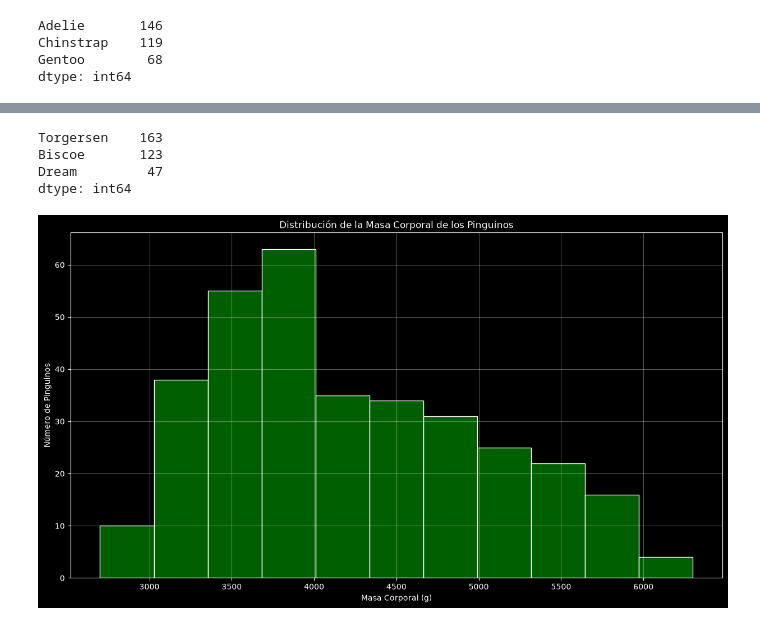
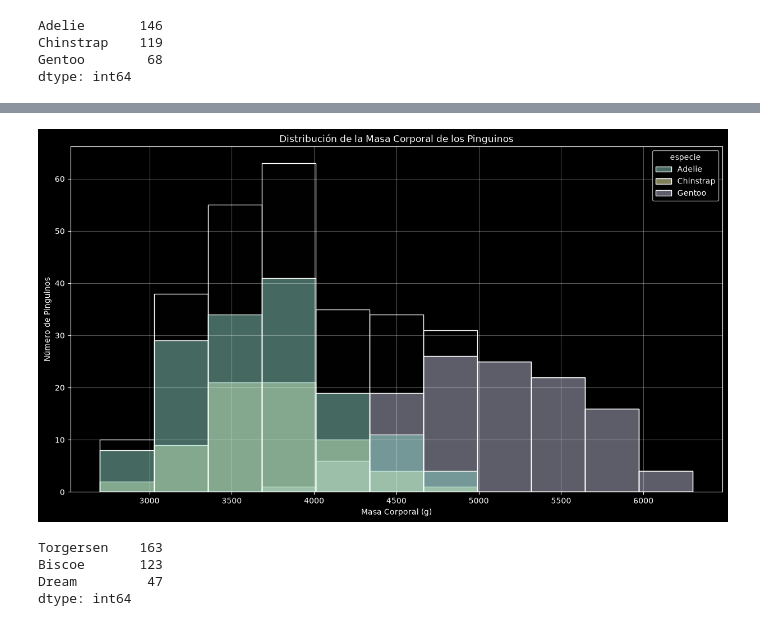
Before and after one commit to Alejandro-UDEA/Fisica_Computacional_Estudiante, a Jupyter notebook: Laboratorios/Lab_1_pandas.ipynb, the cells around one changed output, grey strips where cells are left out. Saved outputs shown, nothing was run; the diff lists cells and outputs as text; code cells hidden in the pictures.

```diff
--- a/Laboratorios/Lab_1_pandas.ipynb
+++ b/Laboratorios/Lab_1_pandas.ipynb
@@ -211,3 +235,14 @@ dtype: int64
+# %%
+fig, ax = plt.subplots(figsize=(15, 8))
+sns.histplot(data=df, x="masa_corporal (g)", color="pink", ax=ax, hue="especie")
+sns.histplot(data=df["masa_corporal (g)"], color="green", ax=ax , alpha = 0.01)
+plt.title("Distribución de la Masa Corporal de los Pinguinos")
+plt.grid(True, alpha=0.35)
+plt.xlabel("Masa Corporal (g)")
+plt.ylabel("Número de Pinguinos")
+plt.show()
+# %% [output]
+[figure, added]
 # %%
 data_isla = df["isla"].value_counts().values
 columna_isla = df["isla"].unique()
@@ -218,13 +253,3 @@ Torgersen    163
 Biscoe       123
 Dream         47
 dtype: int64
-# %%
-fig, ax = plt.subplots(figsize=(15, 8))
-sns.histplot(data=df["masa_corporal (g)"], color="green", ax=ax)
-plt.title("Distribución de la Masa Corporal de los Pinguinos")
-plt.grid(True, alpha=0.35)
-plt.xlabel("Masa Corporal (g)")
-plt.ylabel("Número de Pinguinos")
-plt.show()
-# %% [output]
-[figure, removed]
```
Also changed, not shown: parts of 4 cells of this notebook.
